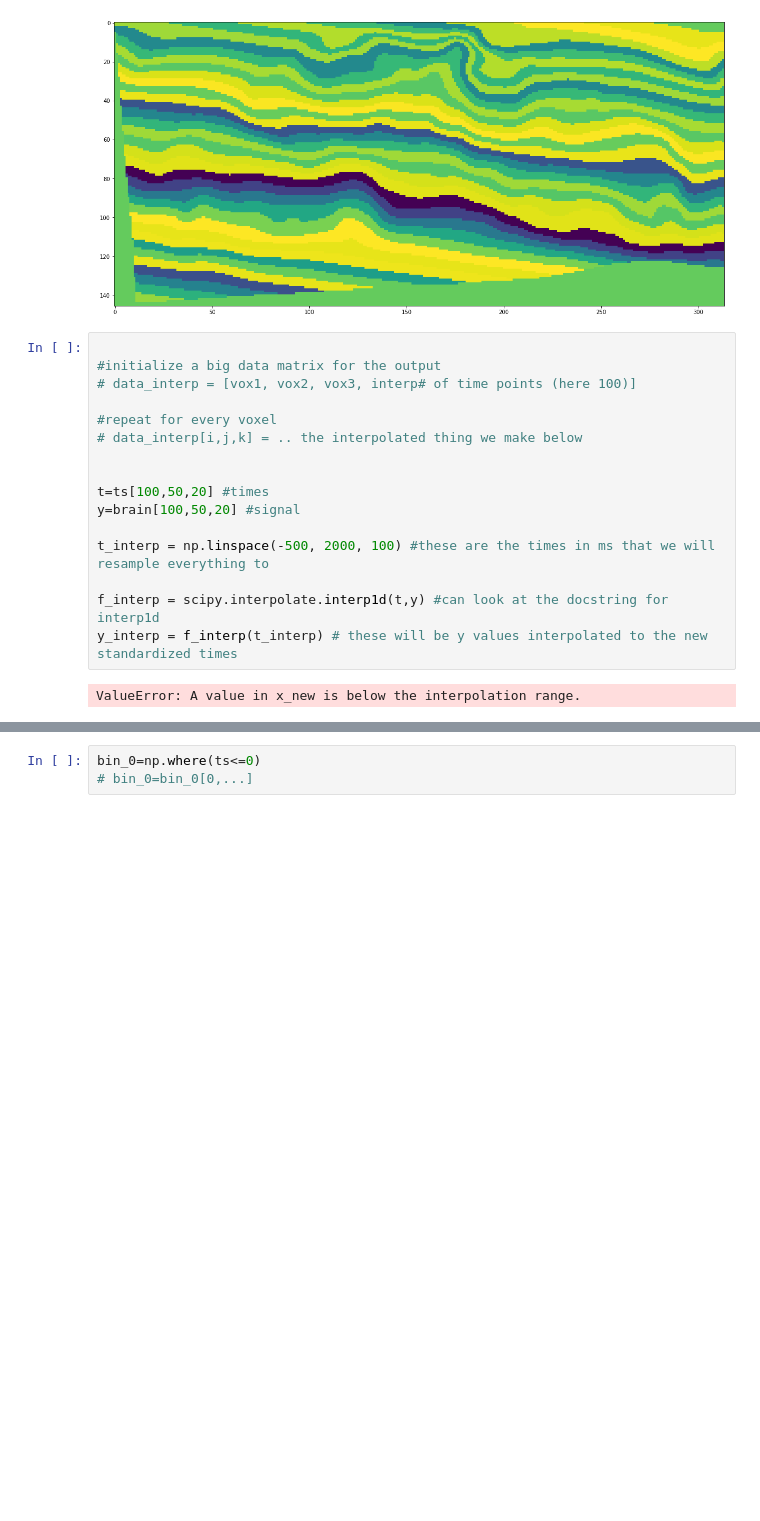
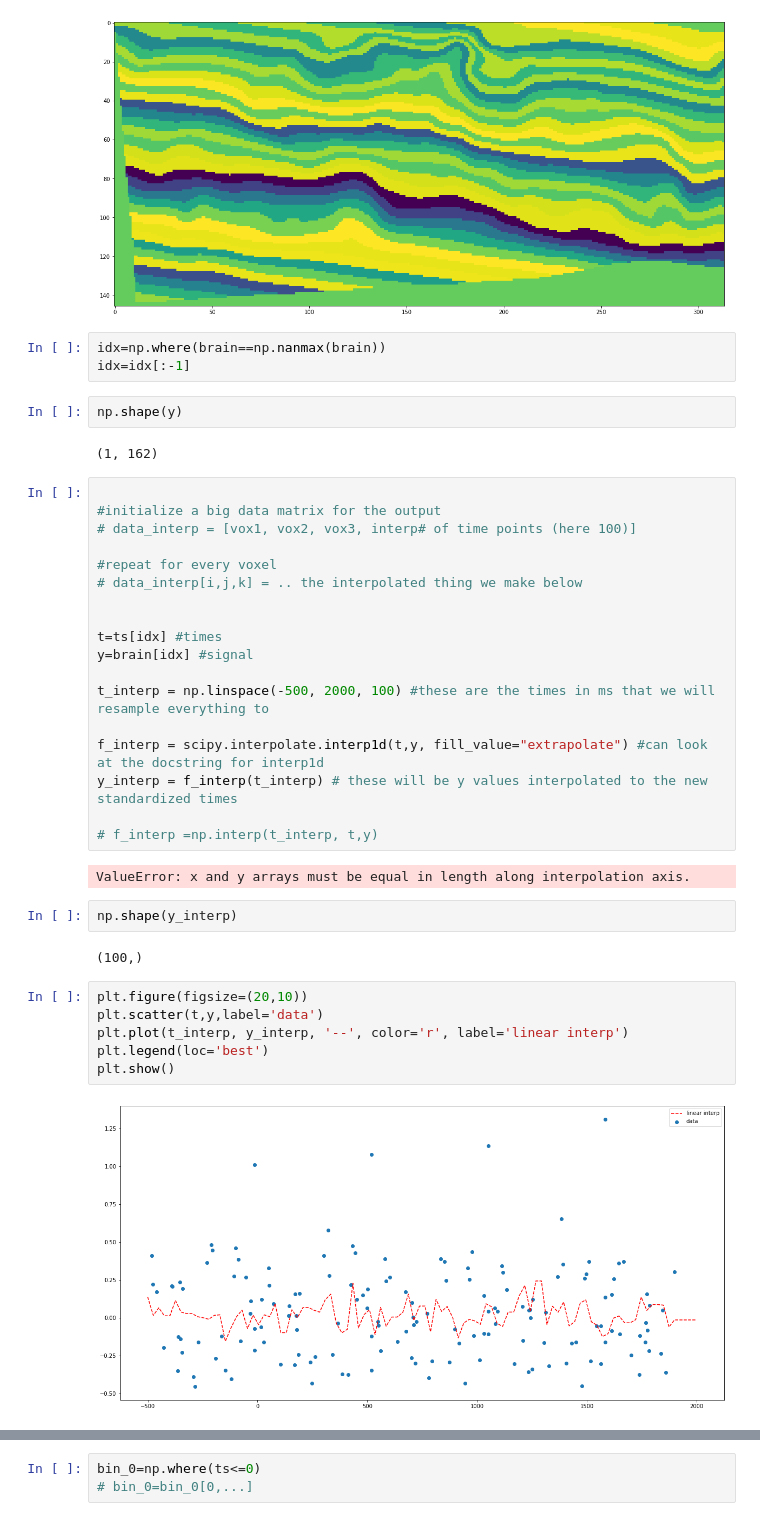
Before and after one commit to ClandininLab/brainsss, a Jupyter notebook: notebooks/20241211_STA_tests.ipynb, the cells around one changed output, grey strips where cells are left out. Cells and saved outputs as stored; diff of their text form; blank space fills up the shorter version.

Commit message:
error notebooks sighs

```diff
--- a/notebooks/20241211_STA_tests.ipynb
+++ b/notebooks/20241211_STA_tests.ipynb
@@ -61,6 +61,13 @@ plt.imshow(np.nanmax(ts[:,:,20], axis=-1).T)
 <matplotlib.image.AxesImage at 0x...>
 [figure]
 [figure]
+# %%
+idx=np.where(brain==np.nanmax(brain))
+idx=idx[:-1]
+# %%
+np.shape(y)
+# %% [output]
+(1, 162)
 # %%
 
 #initialize a big data matrix for the output
@@ -70,12 +77,26 @@ plt.imshow(np.nanmax(ts[:,:,20], axis=-1).T)
 # data_interp[i,j,k] = .. the interpolated thing we make below
 
 
-t=ts[100,50,20] #times
-y=brain[100,50,20] #signal
+t=ts[idx] #times
+y=brain[idx] #signal
 
 t_interp = np.linspace(-500, 2000, 100) #these are the times in ms that we will resample everything to
 
-f_interp = scipy.interpolate.interp1d(t,y) #can look at the docstring for interp1d
+f_interp = scipy.interpolate.interp1d(t,y, fill_value="extrapolate") #can look at the docstring for interp1d
 y_interp = f_interp(t_interp) # these will be y values interpolated to the new standardized times
+
+# f_interp =np.interp(t_interp, t,y)
 # %% [output]
-ValueError: A value in x_new is below the interpolation range.
+ValueError: x and y arrays must be equal in length along interpolation axis.
+# %%
+np.shape(y_interp)
+# %% [output]
+(100,)
+# %%
+plt.figure(figsize=(20,10))
+plt.scatter(t,y,label='data')
+plt.plot(t_interp, y_interp, '--', color='r', label='linear interp')
+plt.legend(loc='best')
+plt.show()
+# %% [output]
+[figure, added]
```
Also changed, not shown: parts of 16 cells of this notebook, 1 other file.
